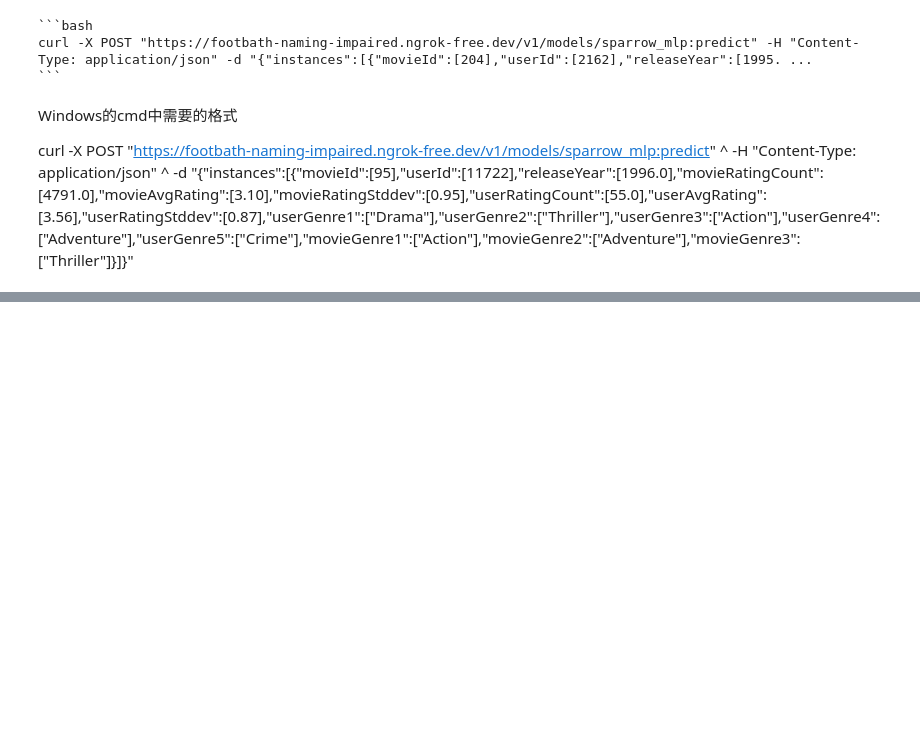
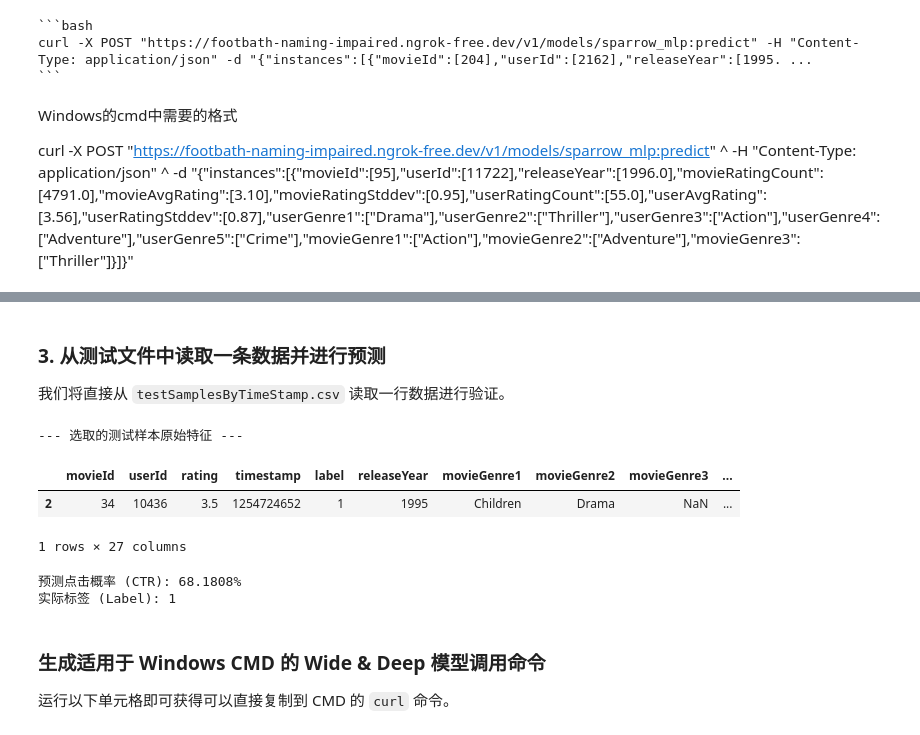
Before and after one commit to YUFEIFUT/SparrowRecSys, a Jupyter notebook: TFRecModel/src/com/sparrowrecsys/offline/ipynb/colab作为tf_serving的测试服务器.ipynb, the cells around one changed output, grey strips where cells are left out. Saved outputs shown, nothing was run; the diff lists cells and outputs as text; code cells hidden in the pictures; blank space fills up the shorter version.

Commit message:
WideNDeep模型上线，改造适配tf2.20

```diff
--- a/TFRecModel/src/com/sparrowrecsys/offline/ipynb/colab作为tf_serving的测试服务器.ipynb
+++ b/TFRecModel/src/com/sparrowrecsys/offline/ipynb/colab作为tf_serving的测试服务器.ipynb
@@ -973,0 +1301,55 @@ curl -X POST "https://footbath-naming-impaired.ngrok-free.dev/v1/models/sparrow_
+# %% [markdown]
+### 3. 从测试文件中读取一条数据并进行预测
+我们将直接从 `testSamplesByTimeStamp.csv` 读取一行数据进行验证。
+# %%
+import requests
+import json
+import pandas as pd
+
+# 1. 从测试文件读取一条数据 (例如第 500 行)
+sample_df = pd.read_csv(test_samples_file_path).iloc[2:3]
+
+print("--- 选取的测试样本原始特征 ---")
+display(sample_df)
+
+# 2. 构造输入数据 (需与 Wide & Deep 的输入层严格对应)
+# 注意：Wide & Deep 的训练代码中包含 movieId 和 userRatedMovie1 的交叉
+instance = {}
+
+# 处理整数特征
+for col in INT_FEATURES:
+    instance[col] = [int(sample_df[col].fillna(0).iloc[0])]
+
+# 处理浮点特征
+for col in FLOAT_FEATURES:
+    instance[col] = [float(sample_df[col].fillna(0).iloc[0])]
+
+# 处理字符串特征
+for col in STRING_FEATURES:
+    instance[col] = [str(sample_df[col].fillna('None').iloc[0])]
+
+# 3. 发送请求
+predict_url = f"{public_url}/v1/models/sparrow_wd:predict"
+payload = json.dumps({"instances": [instance]})
+headers = {"content-type": "application/json"}
+
+response = requests.post(predict_url, data=payload, headers=headers)
+
+if response.status_code == 200:
+    res_json = response.json()
+    score = res_json['predictions'][0][0]
+    print(f"\n预测点击概率 (CTR): {score:.4%}")
+    print(f"实际标签 (Label): {sample_df['label'].iloc[0]}")
+else:
+    print(f"预测失败: {response.status_code}")
+    print(response.text)
+# %% [output]
+--- 选取的测试样本原始特征 ---
+|  | movieId | userId | rating | timestamp | label | releaseYear | movieGenre1 | movieGenre2 | movieGenre3 | ... |
+| 2 | 34 | 10436 | 3.5 | 1254724652 | 1 | 1995 | Children | Drama | NaN | ... |
+1 rows × 27 columns
+预测点击概率 (CTR): 68.1808%
+实际标签 (Label): 1
+# %% [markdown]
+### 生成适用于 Windows CMD 的 Wide & Deep 模型调用命令
+运行以下单元格即可获得可以直接复制到 CMD 的 `curl` 命令。
```
Also changed, not shown: parts of 12 cells of this notebook.
